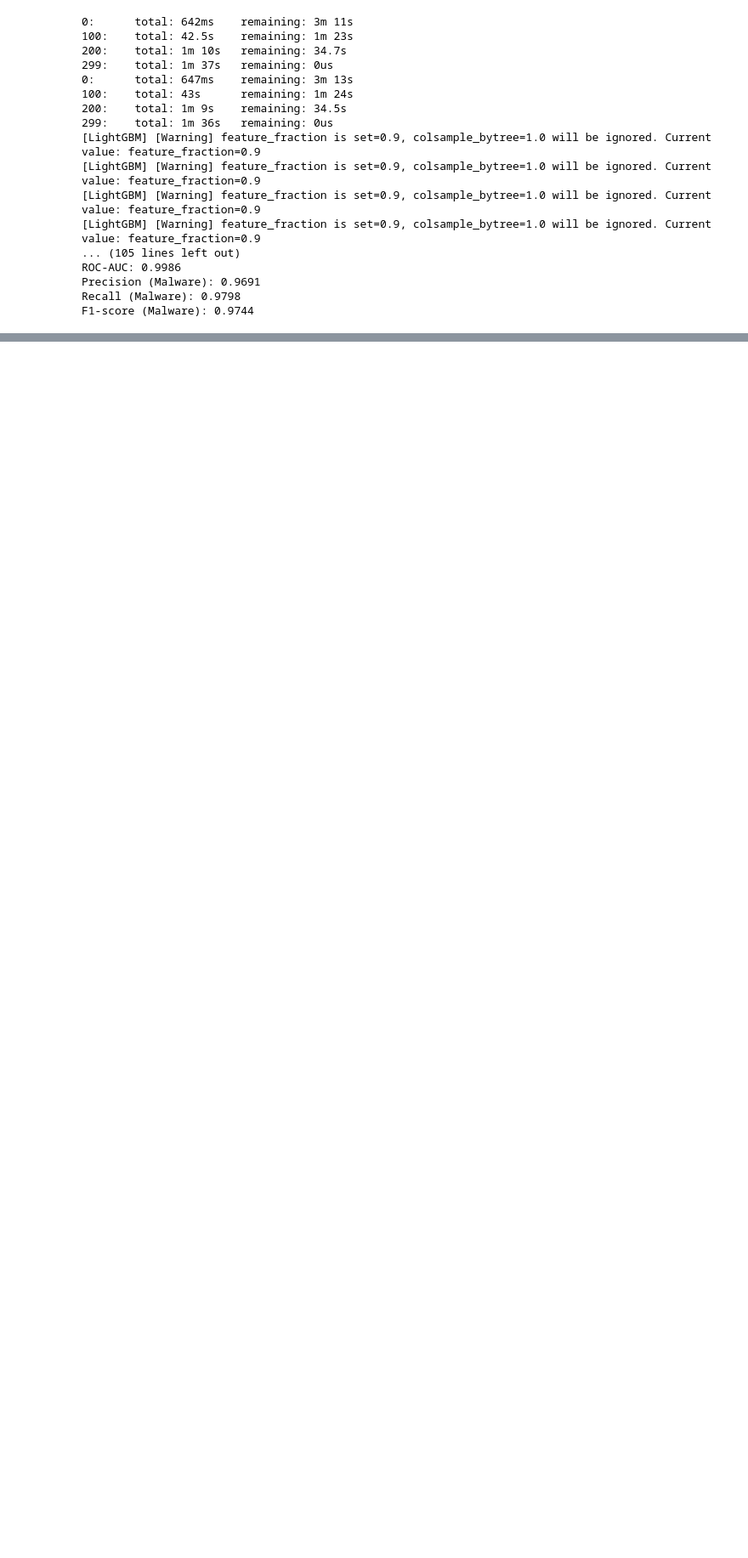
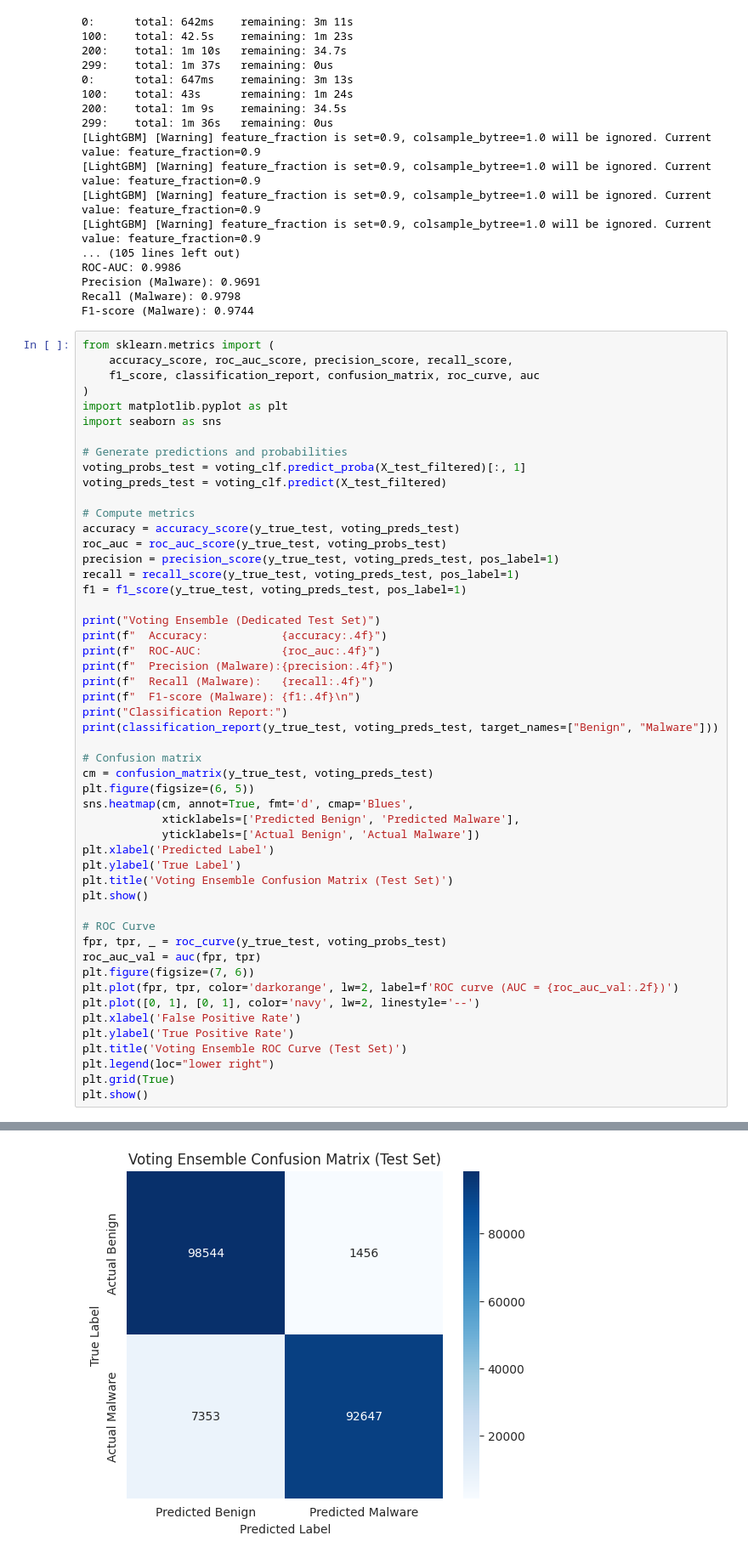
Before and after one commit to Georgian-86/Advance_Brain_Tumor_Classification, a Jupyter notebook: new-malware-identification-ensemble.ipynb, the cells around one changed output, grey strips where cells are left out. Shown at 85% size. Drawn from its saved outputs; the diff is of its cells as text; blank space fills up the shorter version.

Commit message:
Kaggle Notebook | New Malware Identification (Ensemble) | Version 2

```diff
--- a/new-malware-identification-ensemble.ipynb
+++ b/new-malware-identification-ensemble.ipynb
@@ -1783,3 +1783,55 @@ ROC-AUC: 0.9986
 Precision (Malware): 0.9691
 Recall (Malware): 0.9798
 F1-score (Malware): 0.9744
+# %%
+from sklearn.metrics import (
+    accuracy_score, roc_auc_score, precision_score, recall_score,
+    f1_score, classification_report, confusion_matrix, roc_curve, auc
+)
+import matplotlib.pyplot as plt
+import seaborn as sns
+
+# Generate predictions and probabilities
+voting_probs_test = voting_clf.predict_proba(X_test_filtered)[:, 1]
+voting_preds_test = voting_clf.predict(X_test_filtered)
+
+# Compute metrics
+accuracy = accuracy_score(y_true_test, voting_preds_test)
+roc_auc = roc_auc_score(y_true_test, voting_probs_test)
+precision = precision_score(y_true_test, voting_preds_test, pos_label=1)
+recall = recall_score(y_true_test, voting_preds_test, pos_label=1)
+f1 = f1_score(y_true_test, voting_preds_test, pos_label=1)
+
+print("Voting Ensemble (Dedicated Test Set)")
+print(f"  Accuracy:           {accuracy:.4f}")
+print(f"  ROC-AUC:            {roc_auc:.4f}")
+print(f"  Precision (Malware):{precision:.4f}")
+print(f"  Recall (Malware):   {recall:.4f}")
+print(f"  F1-score (Malware): {f1:.4f}\n")
+print("Classification Report:")
+print(classification_report(y_true_test, voting_preds_test, target_names=["Benign", "Malware"]))
+
+# Confusion matrix
+cm = confusion_matrix(y_true_test, voting_preds_test)
+plt.figure(figsize=(6, 5))
+sns.heatmap(cm, annot=True, fmt='d', cmap='Blues',
+            xticklabels=['Predicted Benign', 'Predicted Malware'],
+            yticklabels=['Actual Benign', 'Actual Malware'])
+plt.xlabel('Predicted Label')
+plt.ylabel('True Label')
+plt.title('Voting Ensemble Confusion Matrix (Test Set)')
+plt.show()
+
+# ROC Curve
+fpr, tpr, _ = roc_curve(y_true_test, voting_probs_test)
+roc_auc_val = auc(fpr, tpr)
+plt.figure(figsize=(7, 6))
+plt.plot(fpr, tpr, color='darkorange', lw=2, label=f'ROC curve (AUC = {roc_auc_val:.2f})')
+plt.plot([0, 1], [0, 1], color='navy', lw=2, linestyle='--')
+plt.xlabel('False Positive Rate')
+plt.ylabel('True Positive Rate')
+plt.title('Voting Ensemble ROC Curve (Test Set)')
+plt.legend(loc="lower right")
+plt.grid(True)
+plt.show()
+# %% [output]
@@ -1785,0 +1854 @@ F1-score (Malware): 0.9744
+[figure, added]
```
Also changed, not shown: parts of 2 cells of this notebook.
